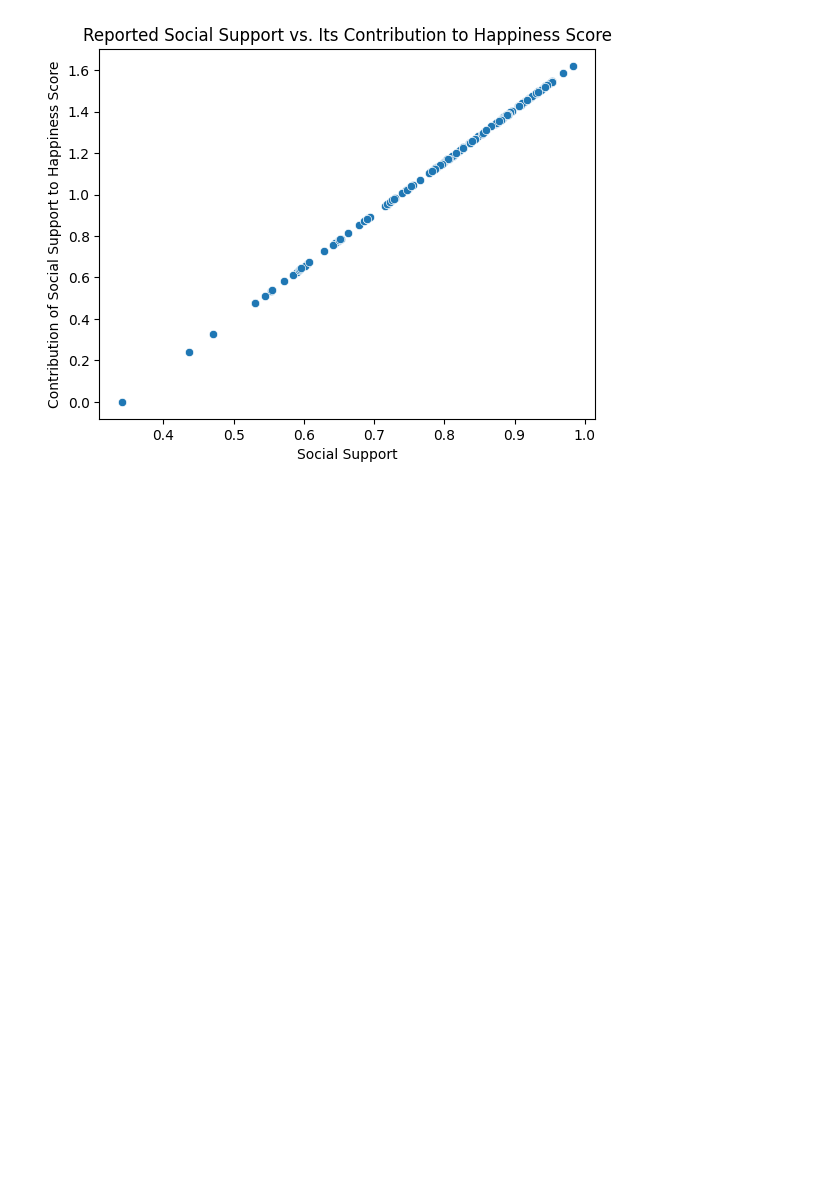
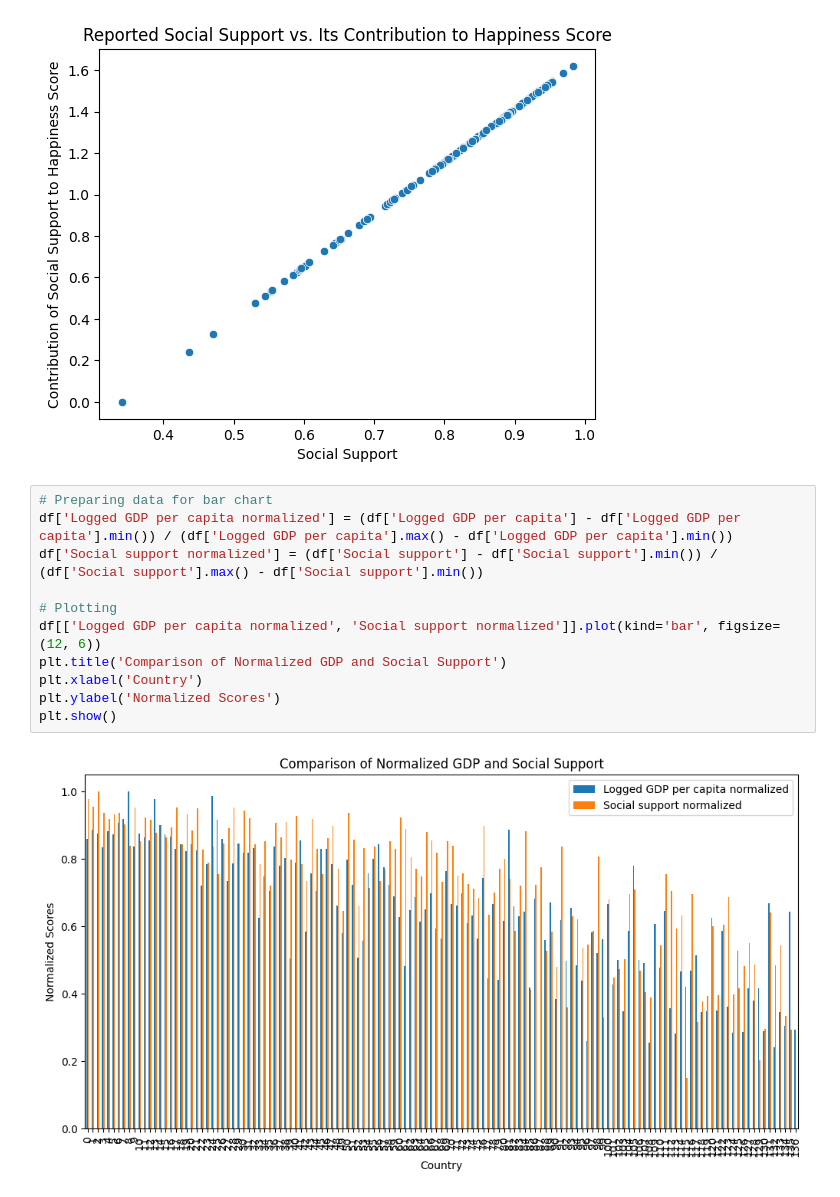
Before and after one commit to TanishAfre/Data-Analysis-Visualisation, a Jupyter notebook: main.ipynb, the cells around one changed output. Cells and saved outputs as stored; diff of their text form; blank space fills up the shorter version.

```diff
--- a/main.ipynb
+++ b/main.ipynb
@@ -394,3 +394,16 @@ plt.ylabel('Contribution of Social Support to Happiness Score')
 plt.show()
 # %% [output]
 [figure]
+# %%
+# Preparing data for bar chart
+df['Logged GDP per capita normalized'] = (df['Logged GDP per capita'] - df['Logged GDP per capita'].min()) / (df['Logged GDP per capita'].max() - df['Logged GDP per capita'].min())
+df['Social support normalized'] = (df['Social support'] - df['Social support'].min()) / (df['Social support'].max() - df['Social support'].min())
+
+# Plotting
+df[['Logged GDP per capita normalized', 'Social support normalized']].plot(kind='bar', figsize=(12, 6))
+plt.title('Comparison of Normalized GDP and Social Support')
+plt.xlabel('Country')
+plt.ylabel('Normalized Scores')
+plt.show()
+# %% [output]
+[figure, added]
```
Also changed, not shown: parts of 3 cells of this notebook.
